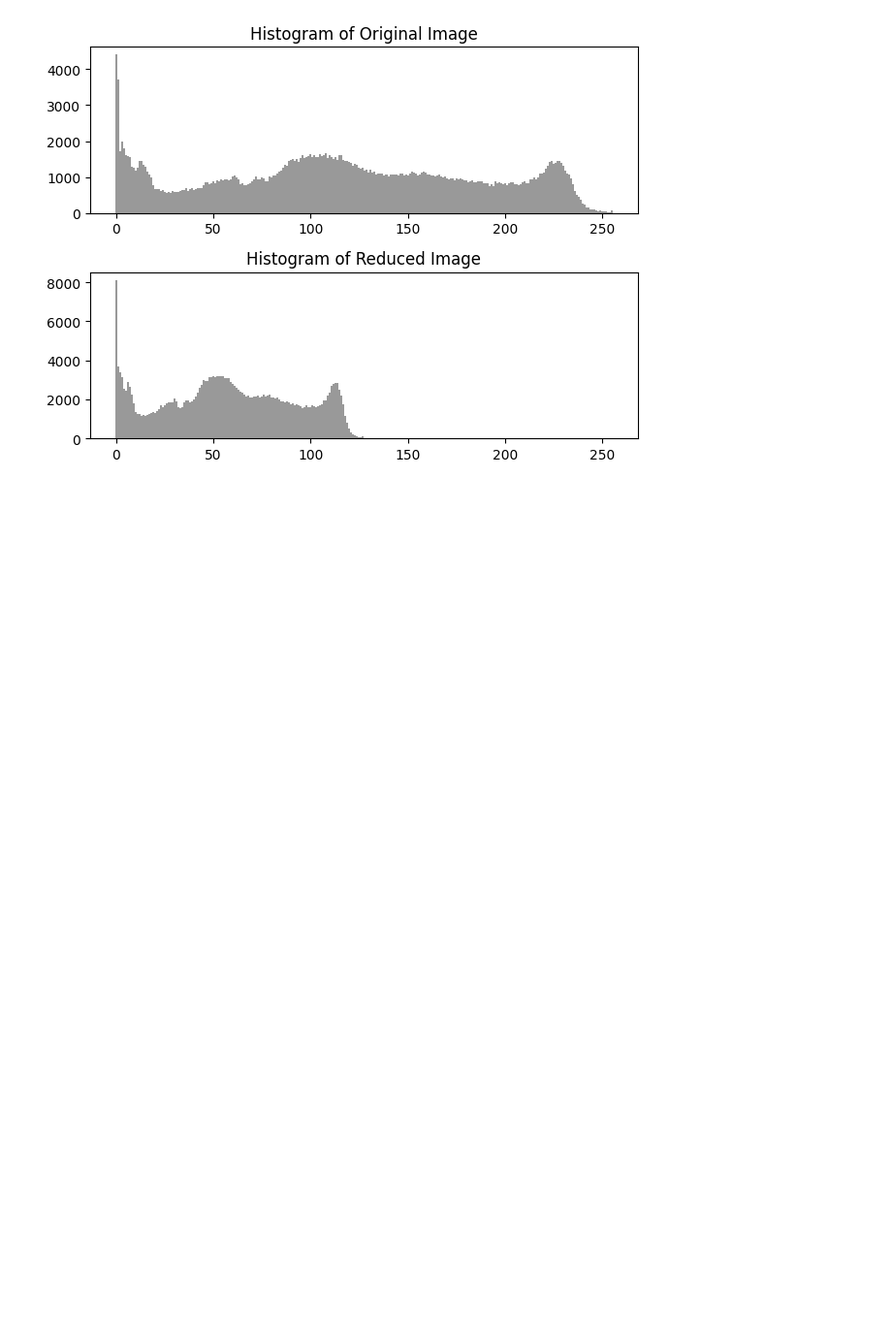
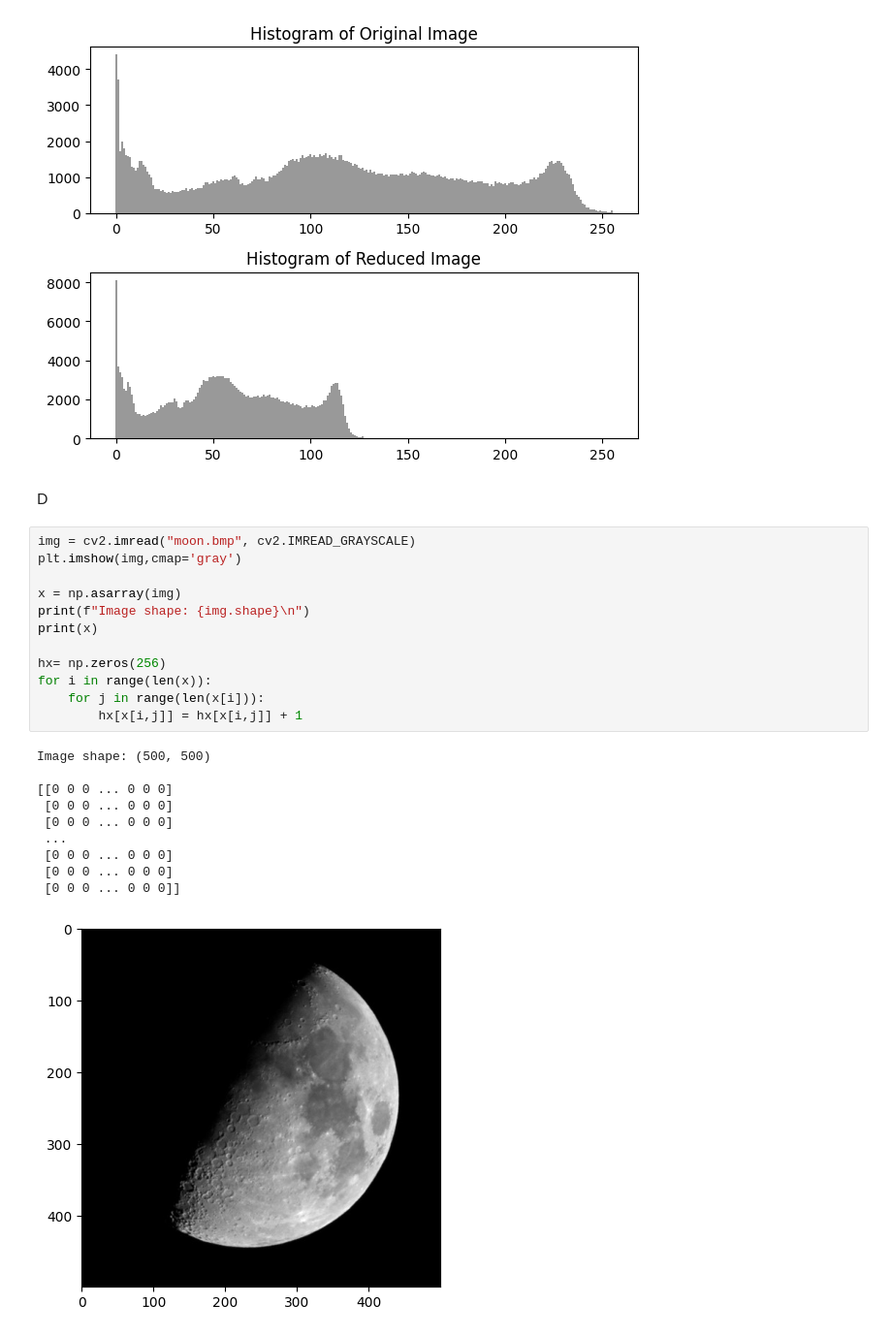
Before and after one commit to sanjoykumar-s/4.1, a Jupyter notebook: DIP_LAB/Solve_of_Qs_1/1.ipynb, the cells around one changed output. Shown at 97% size. Drawn from its saved outputs; the diff is of its cells as text; blank space fills up the shorter version.

```diff
--- a/DIP_LAB/Solve_of_Qs_1/1.ipynb
+++ b/DIP_LAB/Solve_of_Qs_1/1.ipynb
@@ -109,3 +106,28 @@ plt.title("Histogram of Reduced Image")
 plt.tight_layout()
 # %% [output]
 [figure]
+# %% [markdown]
+D
+# %%
+img = cv2.imread("moon.bmp", cv2.IMREAD_GRAYSCALE)
+plt.imshow(img,cmap='gray')
+
+x = np.asarray(img)
+print(f"Image shape: {img.shape}\n")
+print(x)
+
+hx= np.zeros(256)
+for i in range(len(x)):
+    for j in range(len(x[i])):
+        hx[x[i,j]] = hx[x[i,j]] + 1
+# %% [output]
+Image shape: (500, 500)
+
+[[0 0 0 ... 0 0 0]
+ [0 0 0 ... 0 0 0]
+ [0 0 0 ... 0 0 0]
+ ...
+ [0 0 0 ... 0 0 0]
+ [0 0 0 ... 0 0 0]
+ [0 0 0 ... 0 0 0]]
+[figure, added]
```
Also changed, not shown: parts of 5 cells of this notebook, 22 other files.
